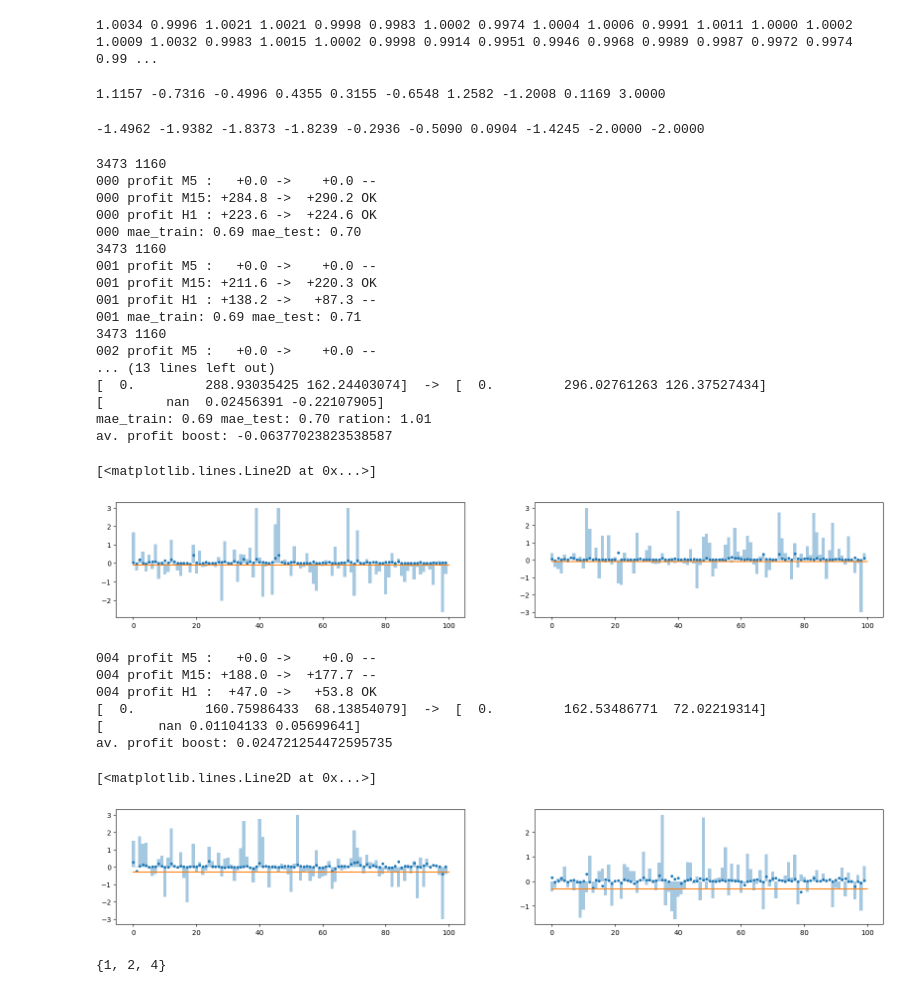
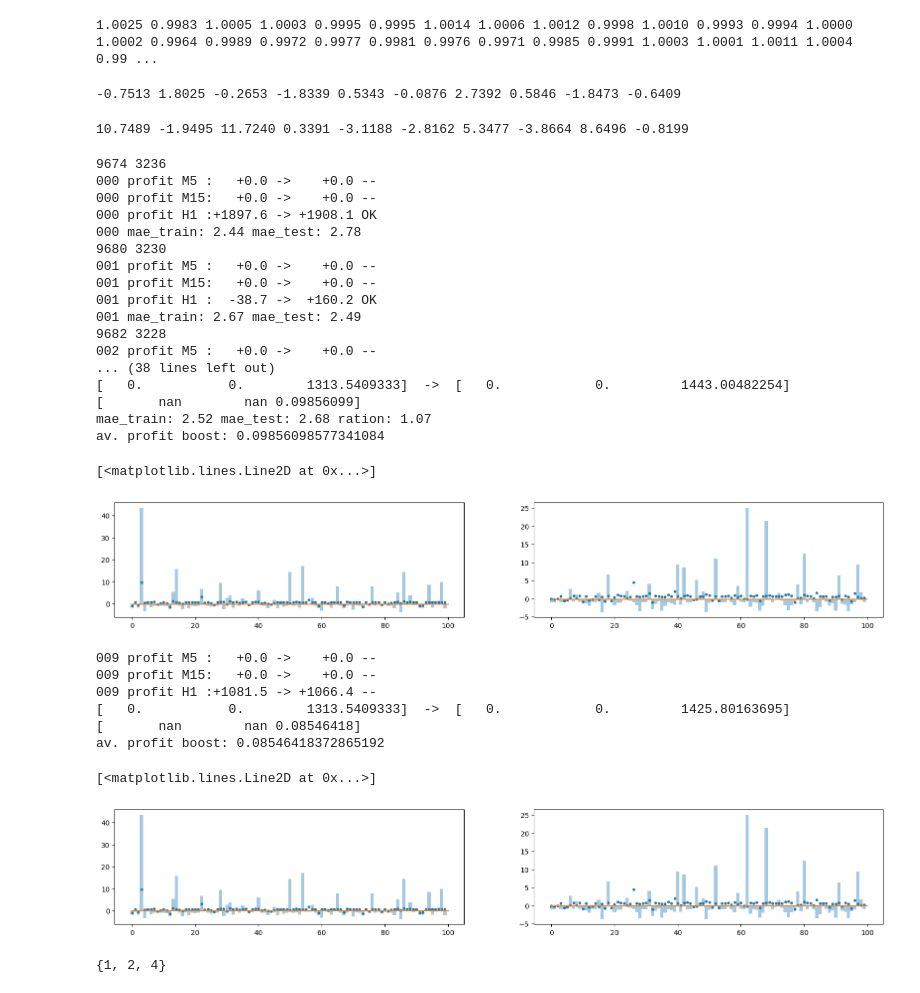
Before and after one commit to binrey/MLTR, a Jupyter notebook: train.ipynb, the cells around one changed output. Cells and saved outputs as stored; diff of their text form; code cells hidden in the pictures.

```diff
--- a/train.ipynb
+++ b/train.ipynb
@@ -43,7 +51,7 @@ def lgb_f1_score(y_hat, data):
     y_hat = np.round(y_hat) # scikits f1 doesn't like probabilities
     return 'f1', f1_score(y_true, y_hat), False
 
-fsize = 20
+fsize = 15
 tfdict = {"M5":0, "M15":1, "H1":2}
 zz = ZigZag()
 Xl, Xs, yl, ys, odates, poslist, targets = [], [], [], [], [], [], []
@@ -62,10 +70,10 @@ for btest in btests:
         odate = pd.to_datetime(pos.open_date)
         odate = odate.year*10000 + odate.month*100 + odate.day
         if pos.dir == 1:
-            Xl.append(np.hstack([fc, fo, fl, fh, fv, btest.cfg.stops_processor.func.cfg.sl, btest.cfg.stops_processor.func.cfg.tp, odate, tfdict[btest.cfg.period]]))
+            Xl.append(np.hstack([fc, fo, fl, fh, btest.cfg.stops_processor.func.cfg.sl, btest.cfg.trailing_stop_rate, odate, tfdict[btest.cfg.period]]))
             yl.append(pos.profit)
         else:
-            Xs.append(np.hstack([2-fc, 2-fo, 2-fl, 2-fh, fv, btest.cfg.stops_processor.func.cfg.sl, btest.cfg.stops_processor.func.cfg.tp, odate, tfdict[btest.cfg.period]]))
+            Xs.append(np.hstack([2-fc, 2-fo, 2-fl, 2-fh, btest.cfg.stops_processor.func.cfg.sl, btest.cfg.trailing_stop_rate, odate, tfdict[btest.cfg.period]]))
             ys.append(pos.profit)
         poslist.append(pos)
         targets.append(pos.dir*(hist.Close[pos.open_indx:pos.open_indx+fsize].mean() - hist.Open[pos.open_indx])/hist.Open[pos.open_indx]*100)
@@ -73,7 +81,7 @@ for btest in btests:
 Xs, Xl = np.array(Xs), np.array(Xl)
 ys, yl = np.array(ys), np.array(yl)
 odates = np.array(odates)
-targets = np.clip(np.array(targets), -3, 3)
+targets = np.clip(np.array(targets), -9, 9)
 
 
 # ids2add = np.random.choice(np.arange(Xs.shape[0]), size=Xl.shape[0] - Xs.shape[0])
@@ -97,17 +113,17 @@ GAZP 634
 # %%
 print(" ".join(map("{:6.4f}".format, X[1000])))
 # %% [output]
-1.0034 0.9996 1.0021 1.0021 0.9998 0.9983 1.0002 0.9974 1.0004 1.0006 0.9991 1.0011 1.0000 1.0002 1.0009 1.0032 0.9983 1.0015 1.0002 0.9998 0.9914 0.9951 0.9946 0.9968 0.9989 0.9987 0.9972 0.9974 0.99 ...
+1.0025 0.9983 1.0005 1.0003 0.9995 0.9995 1.0014 1.0006 1.0012 0.9998 1.0010 0.9993 0.9994 1.0000 1.0002 0.9964 0.9989 0.9972 0.9977 0.9981 0.9976 0.9971 0.9985 0.9991 1.0003 1.0001 1.0011 1.0004 0.99 ...
 # %%
 print(" ".join(map("{:6.4f}".format, targets[:10])))
 # %% [output]
-1.1157 -0.7316 -0.4996 0.4355 0.3155 -0.6548 1.2582 -1.2008 0.1169 3.0000
+-0.7513 1.8025 -0.2653 -1.8339 0.5343 -0.0876 2.7392 0.5846 -1.8473 -0.6409
 # %%
 print(" ".join(map("{:6.4f}".format, y[:10])))
 # %% [output]
--1.4962 -1.9382 -1.8373 -1.8239 -0.2936 -0.5090 0.0904 -1.4245 -2.0000 -2.0000
+10.7489 -1.9495 11.7240 0.3391 -3.1188 -2.8162 5.3477 -3.8664 8.6496 -0.8199
 # %%
-nitrers = 5
+nitrers = 10
 test_split = 0.25
 id2tf = {v:k for k, v in tfdict.items()}
 
@@ -129,7 +145,7 @@ for i in range(nitrers):
     np.random.shuffle(ids_test)
 
     # ids_test, ids_train = ids[:test_size], ids[test_size:]
-    X_train, X_test, y_train, y_test, profs_test = X[ids_train], X[ids_test], targets[ids_train], targets[ids_test], y[ids_test]
+    X_train, X_test, y_train, y_test, profs_test = X[ids_train], X[ids_test], y[ids_train], y[ids_test], y[ids_test]
     tf_test = X_test[:, -1]
     X_train = X_train[:, :-2]
     X_test = X_test[:, :-2]
@@ -164,9 +180,9 @@ for i in range(nitrers):
     #                   )
     # lgb.plot_metric(evals_result, metric='f1')
 
-    model = RandomForestRegressor(max_depth=4, n_estimators=100, min_samples_leaf=3)
+    model = RandomForestRegressor(max_depth=5, n_estimators=200, min_samples_leaf=10)
     model.fit(X_train, y_train)
-    threshold = -0.1
+    threshold = -0.2
     if len(X_train):
         # p_train = model.predict(X_train)
         p_train = model.predict(X_train)
@@ -179,50 +195,50 @@ for i in range(nitrers):
     for j in range(3):
         ids = tf_test == j
         pprofits[j, i] = (profs_test[ids]*(p_test[ids]>threshold)).sum()
         gprofits[j, i] = profs_test[ids].sum()
         print(f"{i:03} profit {id2tf[j]:3}:{gprofits[j, i]:+7.1f} -> {pprofits[j, i]:+7.1f} {'OK' if pprofits[j, i] > gprofits[j, i] else '--'}")
     print(f"{i:03} mae_train: {metrics[0, i]:4.2f} mae_test: {metrics[1, i]:4.2f}")
 
 pprofs_mean = pprofits.mean(1)
 gprofs_mean = gprofits.mean(1)
 f1_mean = metrics.mean(1)
 
 print(gprofs_mean, " -> ", pprofs_mean)
 print((pprofs_mean - gprofs_mean)/abs(gprofs_mean))
 print(f"mae_train: {f1_mean[0]:4.2f} mae_test: {f1_mean[1]:4.2f} ration: {f1_mean[1]/f1_mean[0]:4.2f}")
 print(f"av. profit boost: {(pprofits.mean() - gprofits.mean())/gprofits.mean()}")
 
 plt.figure(figsize=(20, 3))
 plt.subplot(1, 2, 1)
 plt.plot(p_train[:100], ".")
 plt.bar(np.arange(100), y_train[:100], width=[1]*100, alpha=0.4)
 plt.plot([0, 100], [threshold, threshold])
 plt.subplot(1, 2, 2)
 plt.plot(p_test[:100], ".")
 plt.bar(np.arange(100), y_test[:100], width=[1]*100, alpha=0.4)
 plt.plot([0, 100], [threshold, threshold])
 # %% [output]
-3473 1160
+9674 3236
 000 profit M5 :   +0.0 ->    +0.0 --
-000 profit M15: +284.8 ->  +290.2 OK
-000 profit H1 : +223.6 ->  +224.6 OK
-000 mae_train: 0.69 mae_test: 0.70
-3473 1160
+000 profit M15:   +0.0 ->    +0.0 --
+000 profit H1 :+1897.6 -> +1908.1 OK
+000 mae_train: 2.44 mae_test: 2.78
+9680 3230
 001 profit M5 :   +0.0 ->    +0.0 --
-001 profit M15: +211.6 ->  +220.3 OK
-001 profit H1 : +138.2 ->   +87.3 --
-001 mae_train: 0.69 mae_test: 0.71
-3473 1160
+001 profit M15:   +0.0 ->    +0.0 --
+001 profit H1 :  -38.7 ->  +160.2 OK
+001 mae_train: 2.67 mae_test: 2.49
+9682 3228
 002 profit M5 :   +0.0 ->    +0.0 --
-... (13 lines left out)
-[  0.         288.93035425 162.24403074]  ->  [  0.         296.02761263 126.37527434]
-[        nan  0.02456391 -0.22107905]
-mae_train: 0.69 mae_test: 0.70 ration: 1.01
-av. profit boost: -0.06377023823538587
+... (38 lines left out)
+[   0.           0.        1313.5409333]  ->  [   0.            0.         1443.00482254]
+[       nan        nan 0.09856099]
+mae_train: 2.52 mae_test: 2.68 ration: 1.07
+av. profit boost: 0.09856098577341084
 [<matplotlib.lines.Line2D at 0x...>]
-[figure, old version]
+[figure, new version]
 # %%
-threshold = -0.3
+threshold = -0.
 for j in range(3):
     ids = tf_test == j
     pprofits[j, i] = (profs_test[ids]*(p_test[ids]>threshold)).sum()
@@ -246,14 +262,14 @@ plt.plot(p_test[:100], ".")
 plt.bar(np.arange(100), y_test[:100], width=[1]*100, alpha=0.4)
 plt.plot([0, 100], [threshold, threshold])
 # %% [output]
-004 profit M5 :   +0.0 ->    +0.0 --
-004 profit M15: +188.0 ->  +177.7 --
-004 profit H1 :  +47.0 ->   +53.8 OK
-[  0.         160.75986433  68.13854079]  ->  [  0.         162.53486771  72.02219314]
-[       nan 0.01104133 0.05699641]
-av. profit boost: 0.024721254472595735
+009 profit M5 :   +0.0 ->    +0.0 --
+009 profit M15:   +0.0 ->    +0.0 --
+009 profit H1 :+1081.5 -> +1066.4 --
+[   0.           0.        1313.5409333]  ->  [   0.            0.         1425.80163695]
+[       nan        nan 0.08546418]
+av. profit boost: 0.08546418372865192
 [<matplotlib.lines.Line2D at 0x...>]
-[figure, old version]
+[figure, new version]
 # %%
 set(X_train[:, -1].astype(int)).intersection(set(X_test[:, -1].astype(int)))
 # %% [output]
```
Also changed, not shown: parts of 2 cells of this notebook, 3 other files.
